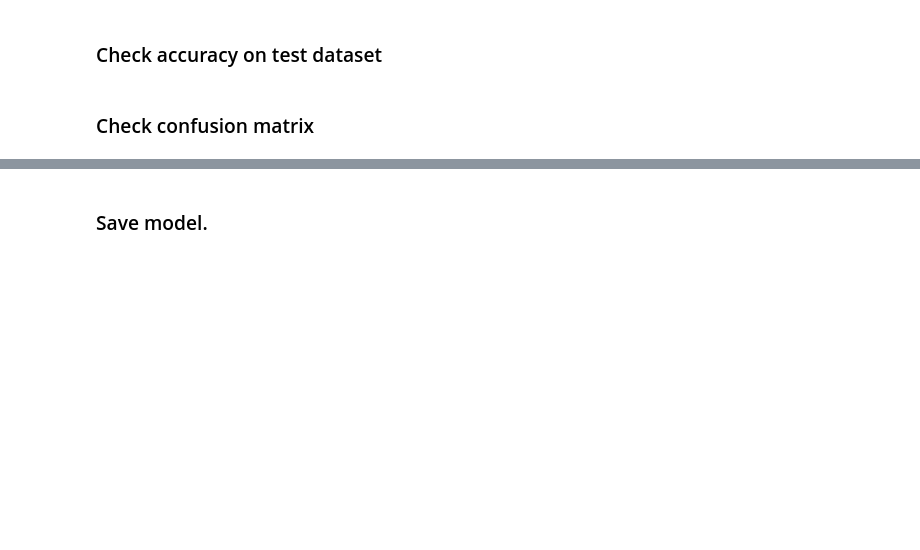
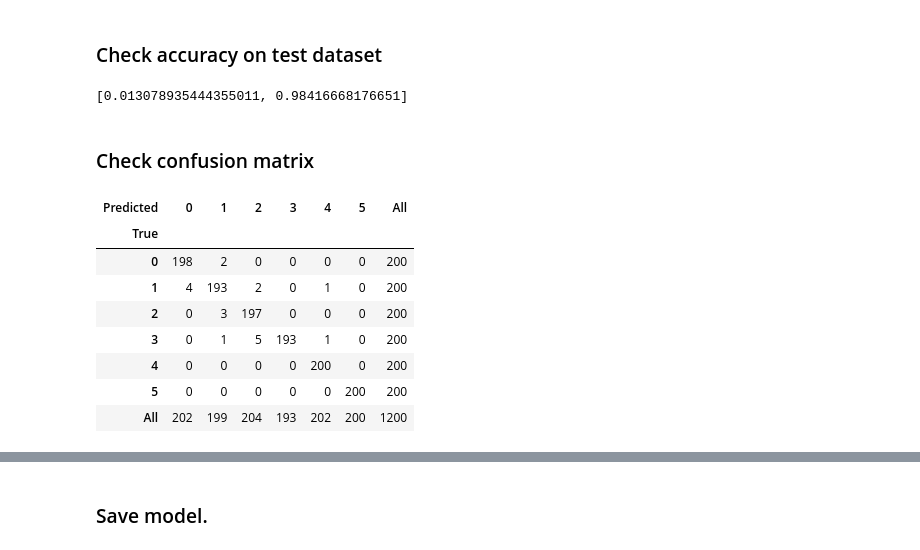
Before and after one commit to terman37/Neural_Networks_Counting_Fingers, a Jupyter notebook: training/vgg16_training.ipynb, the cells around one changed output, grey strips where cells are left out. Cells and saved outputs as stored; diff of their text form; code cells hidden in the pictures; blank space fills up the shorter version.

```diff
--- a/training/vgg16_training.ipynb
+++ b/training/vgg16_training.ipynb
@@ -69,7 +118,7 @@ model.compile(loss=categorical_crossentropy,
 from keras.preprocessing.image import ImageDataGenerator
 datagen = ImageDataGenerator(preprocessing_function=preprocess_input_vgg)
 # %%
-BS = 10
+BS = 64
 
 train_it = datagen.flow_from_directory(DATASET_PATH, class_mode='categorical', shuffle=True, target_size=(im_h,im_w), color_mode='rgb', batch_size=BS)
 val_it = datagen.flow_from_directory(VAL_DATASET_PATH, class_mode='categorical', shuffle=True, target_size=(im_h,im_w), color_mode='rgb', batch_size=BS)
@@ -116,2 +188,31 @@ model.evaluate(xtest, ytest_cat)
+# %%
+model.evaluate_generator(test_it)
+# %% [output]
+[0.013078935444355011, 0.98416668176651]
 # %% [markdown]
 ### Check confusion matrix
+# %%
+def read_files(paths):
+    rawx=[]
+    rawxp=[]
+    rawy=[]
+    for p in paths:
+        for root, dirs, files in os.walk(p):
+            for file in files:
+                img = cv2.imread(os.path.join(root,file))
+                img2 = preprocess_input_vgg(img)
+                rawx.append(img)
+                rawxp.append(img2)
+                rawy.append(int(file.split('_')[1]))
+    h, w, l = rawx[0].shape
+
+    xy = list(zip(rawx,rawxp,rawy))
+    random.shuffle(xy)
+    rawx,rawxp,rawy = zip(*xy)
+    rawx = np.asarray(rawx)
+    rawxp = np.asarray(rawxp)
+    rawy = np.asarray(rawy)
+    rawx = rawx.reshape(len(rawx),h,w,3)
+    rawxp = rawxp.reshape(len(rawxp),h,w,3)
+    # rawx = rawx / 255.
+    return rawx, rawxp, rawy
@@ -118,9 +221,20 @@ model.evaluate(xtest, ytest_cat)
 # %%
-import pandas as pd
-ypred = model.predict_classes(xtest)
+import pandas as pdS
+pred = model.predict(xtestp)
+ypred = np.array([np.argmax(y) for y in pred])
 
 confmatr = pd.crosstab(ytest, ypred, rownames=['True'], colnames=['Predicted'], margins=True)
 confmatr
+# %% [output]
+| Predicted | 0 | 1 | 2 | 3 | 4 | 5 | All |
+| True |  |  |  |  |  |  |  |
+| 0 | 198 | 2 | 0 | 0 | 0 | 0 | 200 |
+| 1 | 4 | 193 | 2 | 0 | 1 | 0 | 200 |
+| 2 | 0 | 3 | 197 | 0 | 0 | 0 | 200 |
+| 3 | 0 | 1 | 5 | 193 | 1 | 0 | 200 |
+| 4 | 0 | 0 | 0 | 0 | 200 | 0 | 200 |
+| 5 | 0 | 0 | 0 | 0 | 0 | 200 | 200 |
+| All | 202 | 199 | 204 | 193 | 202 | 200 | 1200 |
 # %%
 from sklearn.metrics import confusion_matrix
 
```
Also changed, not shown: parts of 25 cells of this notebook, 22 other files.
